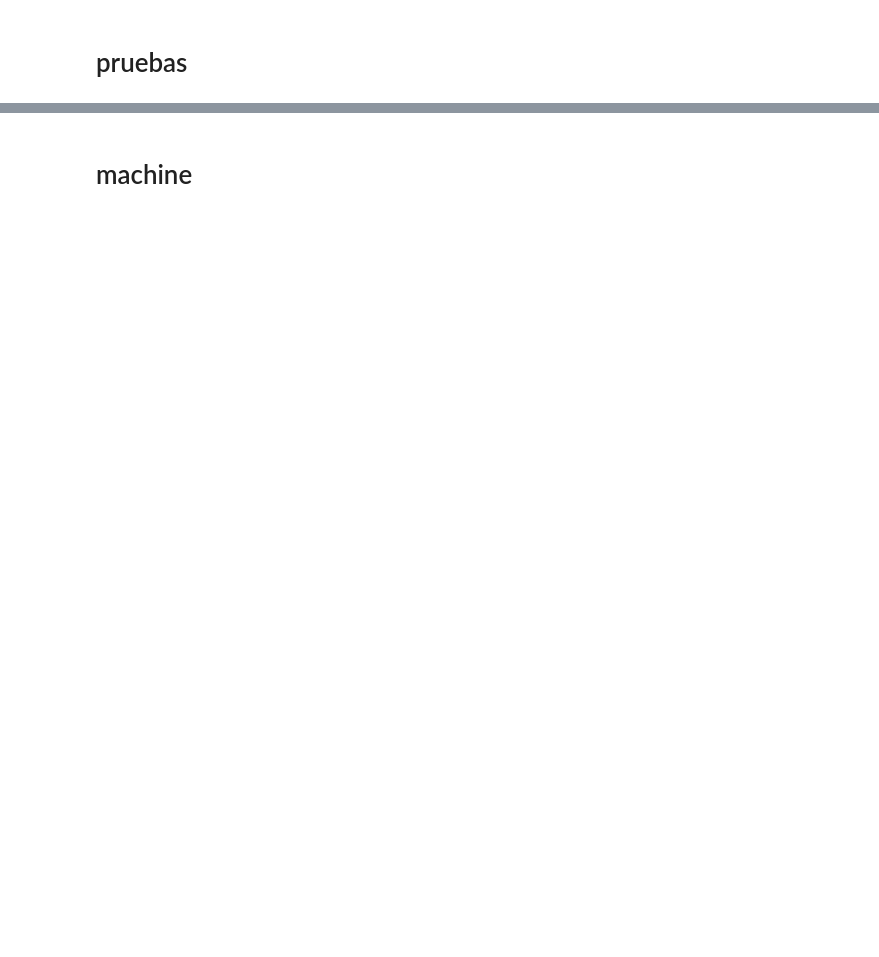
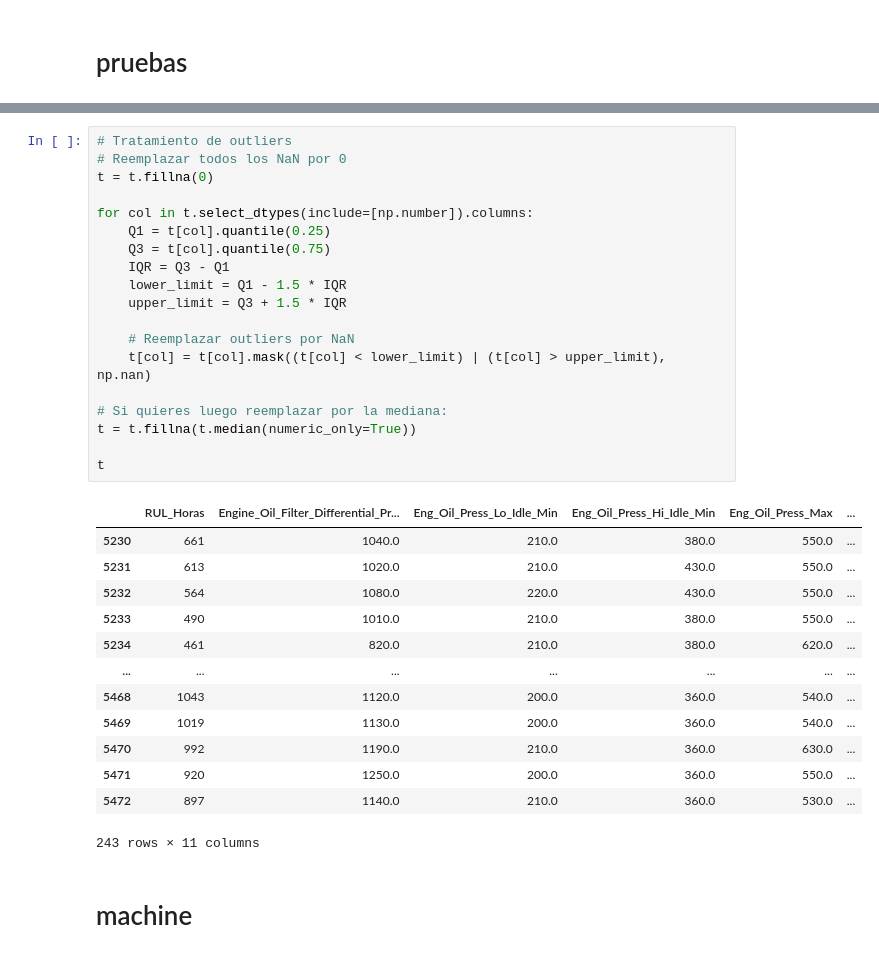
Before and after one commit to ETorresSacha/Prediccion-RULL, a Jupyter notebook: analisis_datos_reto.ipynb, the cells around one changed output, grey strips where cells are left out. Saved outputs shown, nothing was run; the diff lists cells and outputs as text; blank space fills up the shorter version.

```diff
--- a/analisis_datos_reto.ipynb
+++ b/analisis_datos_reto.ipynb
@@ -141,2 +141,35 @@ t.reset_index(drop=True)
+# %%
+# Tratamiento de outliers
+# Reemplazar todos los NaN por 0
+t = t.fillna(0)
+
+for col in t.select_dtypes(include=[np.number]).columns:
+    Q1 = t[col].quantile(0.25)
+    Q3 = t[col].quantile(0.75)
+    IQR = Q3 - Q1
+    lower_limit = Q1 - 1.5 * IQR
+    upper_limit = Q3 + 1.5 * IQR
+
+    # Reemplazar outliers por NaN
+    t[col] = t[col].mask((t[col] < lower_limit) | (t[col] > upper_limit), np.nan)
+
+# Si quieres luego reemplazar por la mediana:
+t = t.fillna(t.median(numeric_only=True))
+
+t
+# %% [output]
+|  | RUL_Horas | Engine_Oil_Filter_Differential_Pr... | Eng_Oil_Press_Lo_Idle_Min | Eng_Oil_Press_Hi_Idle_Min | Eng_Oil_Press_Max | ... |
+| 5230 | 661 | 1040.0 | 210.0 | 380.0 | 550.0 | ... |
+| 5231 | 613 | 1020.0 | 210.0 | 430.0 | 550.0 | ... |
+| 5232 | 564 | 1080.0 | 220.0 | 430.0 | 550.0 | ... |
+| 5233 | 490 | 1010.0 | 210.0 | 380.0 | 550.0 | ... |
+| 5234 | 461 | 820.0 | 210.0 | 380.0 | 620.0 | ... |
+| ... | ... | ... | ... | ... | ... | ... |
+| 5468 | 1043 | 1120.0 | 200.0 | 360.0 | 540.0 | ... |
+| 5469 | 1019 | 1130.0 | 200.0 | 360.0 | 540.0 | ... |
+| 5470 | 992 | 1190.0 | 210.0 | 360.0 | 630.0 | ... |
+| 5471 | 920 | 1250.0 | 200.0 | 360.0 | 550.0 | ... |
+| 5472 | 897 | 1140.0 | 210.0 | 360.0 | 530.0 | ... |
+243 rows × 11 columns
 # %% [markdown]
 # machine
```
Also changed, not shown: parts of 10 cells of this notebook.
